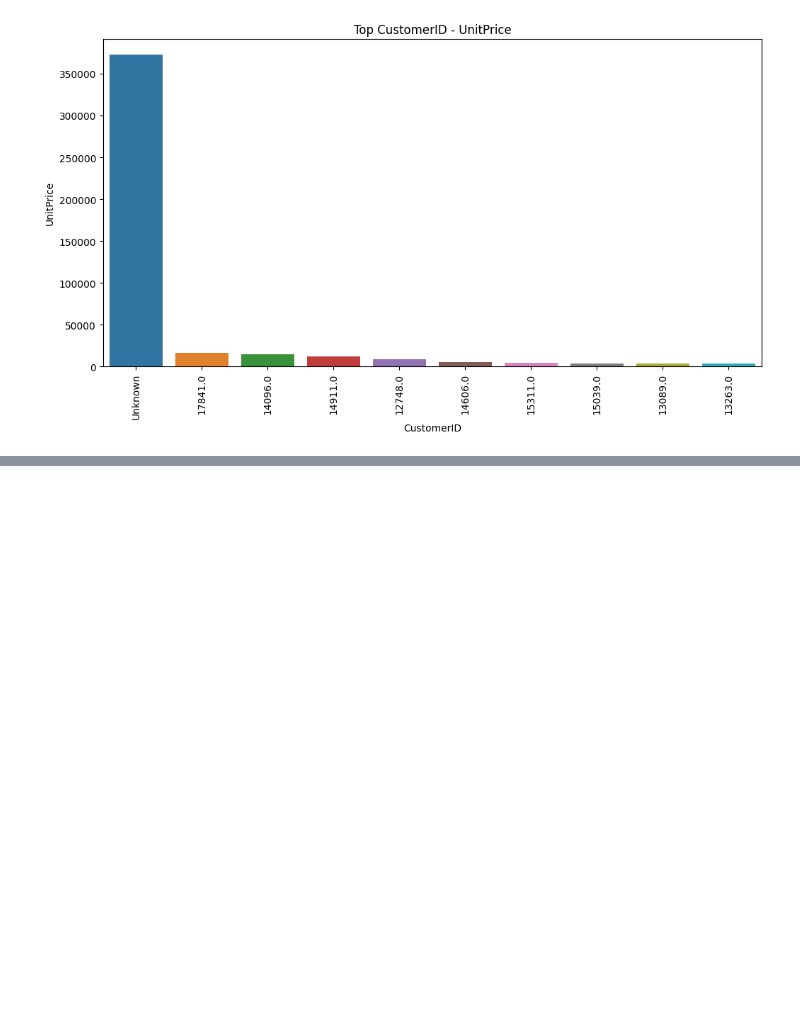
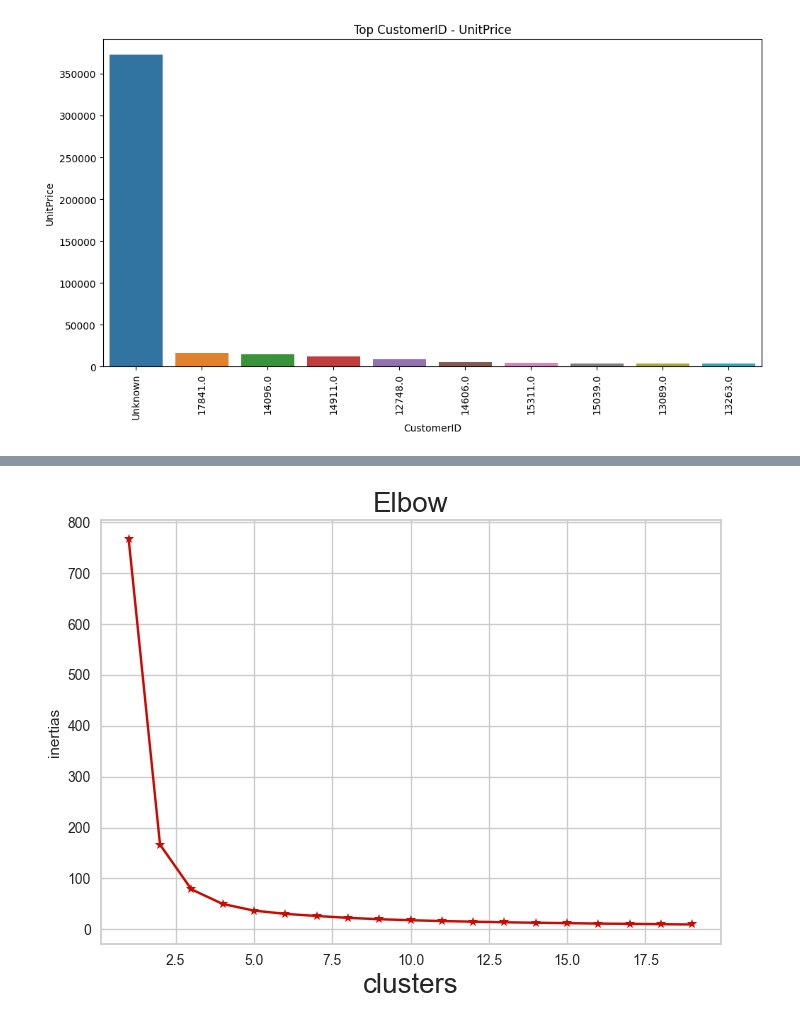
Before and after one commit to aakashsyadav1999/online-retail-dataset, a Jupyter notebook: online_retail.ipynb, the cells around one changed output, grey strips where cells are left out. Saved outputs shown, nothing was run; the diff lists cells and outputs as text; code cells hidden in the pictures; blank space fills up the shorter version.

```diff
--- a/online_retail.ipynb
+++ b/online_retail.ipynb
@@ -632,0 +589,5 @@ plt.show()
+# %%
+min_max=MinMaxScaler()
+X_scal=min_max.fit_transform(X)
+X_scal=pd.DataFrame(X_scal,columns=key)
+X_scal.head()
@@ -632,0 +601,4 @@ plt.show()
+# %%
+pca=PCA(n_components=2)
+X_new=pca.fit_transform(X_scal)
+X_new
@@ -632,0 +613,4 @@ plt.show()
+# %%
+X_train, X_test= train_test_split(X_new,test_size=0.05, random_state=44, shuffle =True)
+print('X_train shape is ' , X_train.shape)
+print('X_test shape is ' , X_test.shape)
@@ -632,0 +620,8 @@ plt.show()
+# %%
+wcss = []
+n=20
+for i in range(1,n):
+    kmeans = KMeans(n_clusters=i, init='k-means++', random_state=44)
+    kmeans.fit(X_train)
+    wcss.append(kmeans.inertia_)
+wcss
@@ -632,0 +648,8 @@ plt.show()
+# %%
+plt.plot(range(1,n),wcss,marker='*',c='r')
+plt.title('Elbow',fontsize=20)
+plt.xlabel('clusters',fontsize=20)
+plt.ylabel('inertias')
+plt.show()
+# %% [output]
+[figure, added]
```
Also changed, not shown: parts of 43 cells of this notebook.
